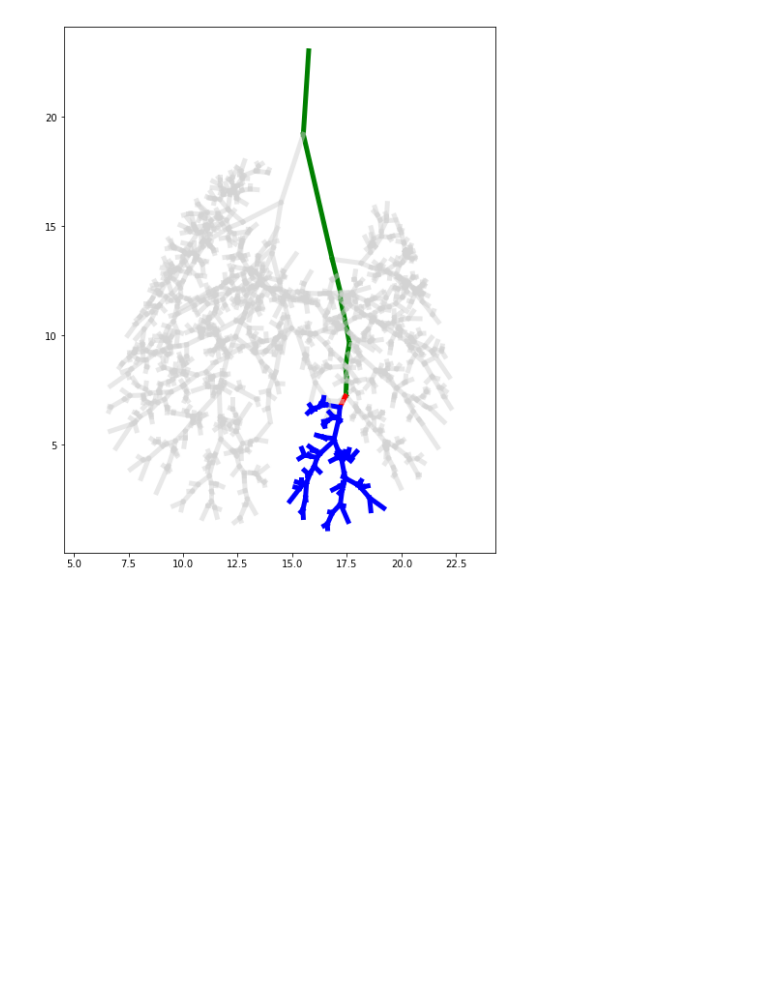
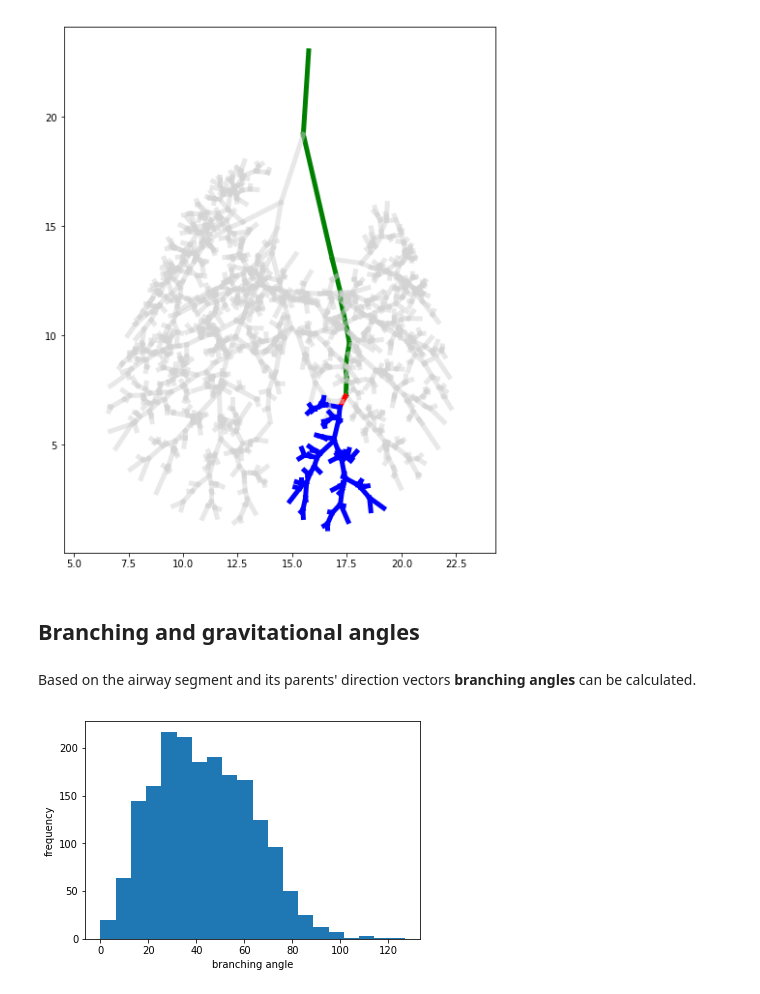
Before and after one commit to lapdMouse/lapdMousePythonExamples, a Jupyter notebook: AirwayTreeTable.ipynb, the cells around one changed output. Drawn from its saved outputs; the diff is of its cells as text; code cells hidden in the pictures; blank space fills up the shorter version.

Commit message:
ENH: addes examples to compute branching/gravitational angles and generation/order numbers

```diff
--- a/AirwayTreeTable.ipynb
+++ b/AirwayTreeTable.ipynb
@@ -157,3 +157,22 @@ colors = {'selected':'red', 'pathToRoot':'green','subtree':'blue'}
 visualizeTree(df,labels,colors)
 # %% [output]
 [figure]
+# %% [markdown]
+## Branching and gravitational angles
+# %% [markdown]
+Based on the airway segment and its parents' direction vectors **branching angles** can be calculated.
+# %%
+from numpy import dot, arccos, pi
+df['branching_angle'] = 0
+for index, row in df.iterrows():
+    parent = row['parent']
+    if parent!=0:
+        v1 = [row['directionX'],row['directionY'],row['directionZ']]
+        v2 = [df.loc[parent,'directionX'],df.loc[parent,'directionY'],df.loc[parent,'directionZ']]
+        df.loc[index,'branching_angle'] = arccos(dot(v1,v2))*180.0/pi
+plt.figure()
+plt.hist(df['branching_angle'].values,20)
+plt.xlabel('branching angle')
+plt.ylabel('frequency');
+# %% [output]
+[figure, added]
```
Also changed, not shown: parts of 9 cells of this notebook.
